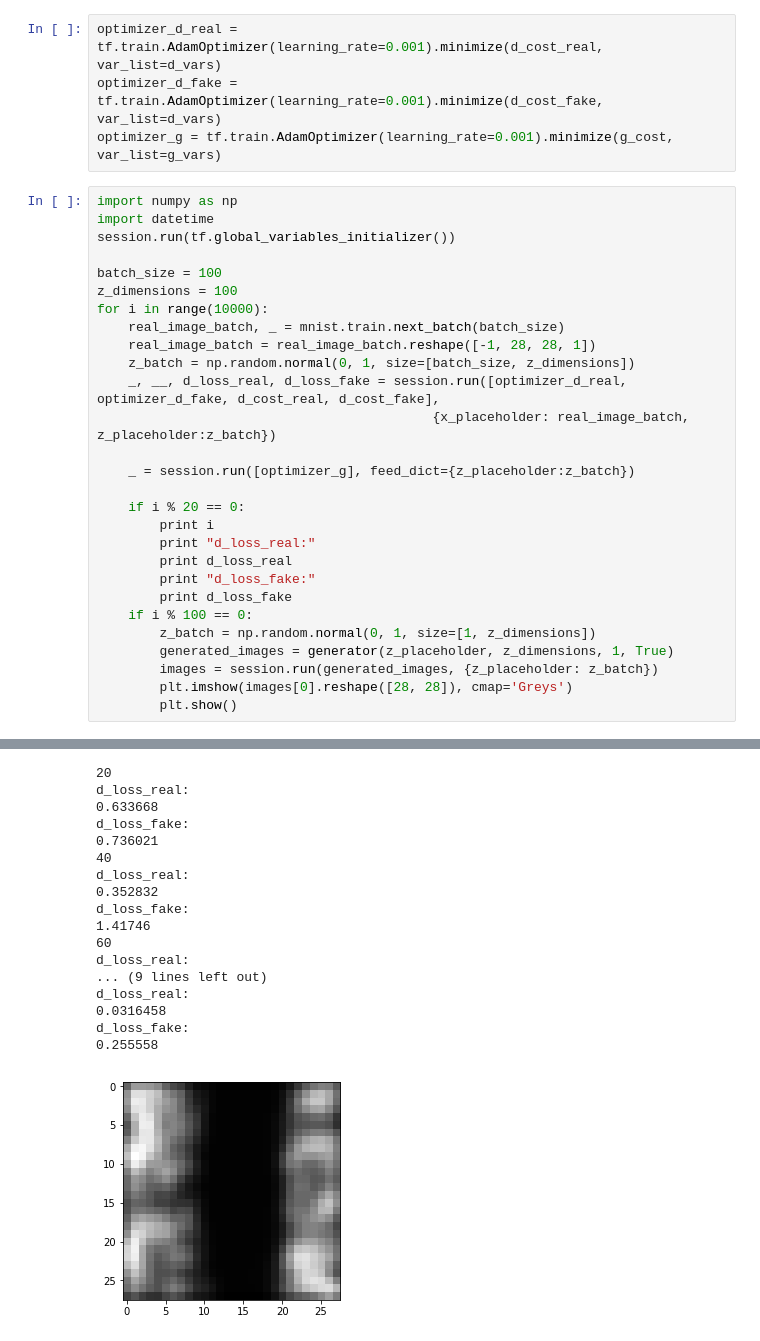
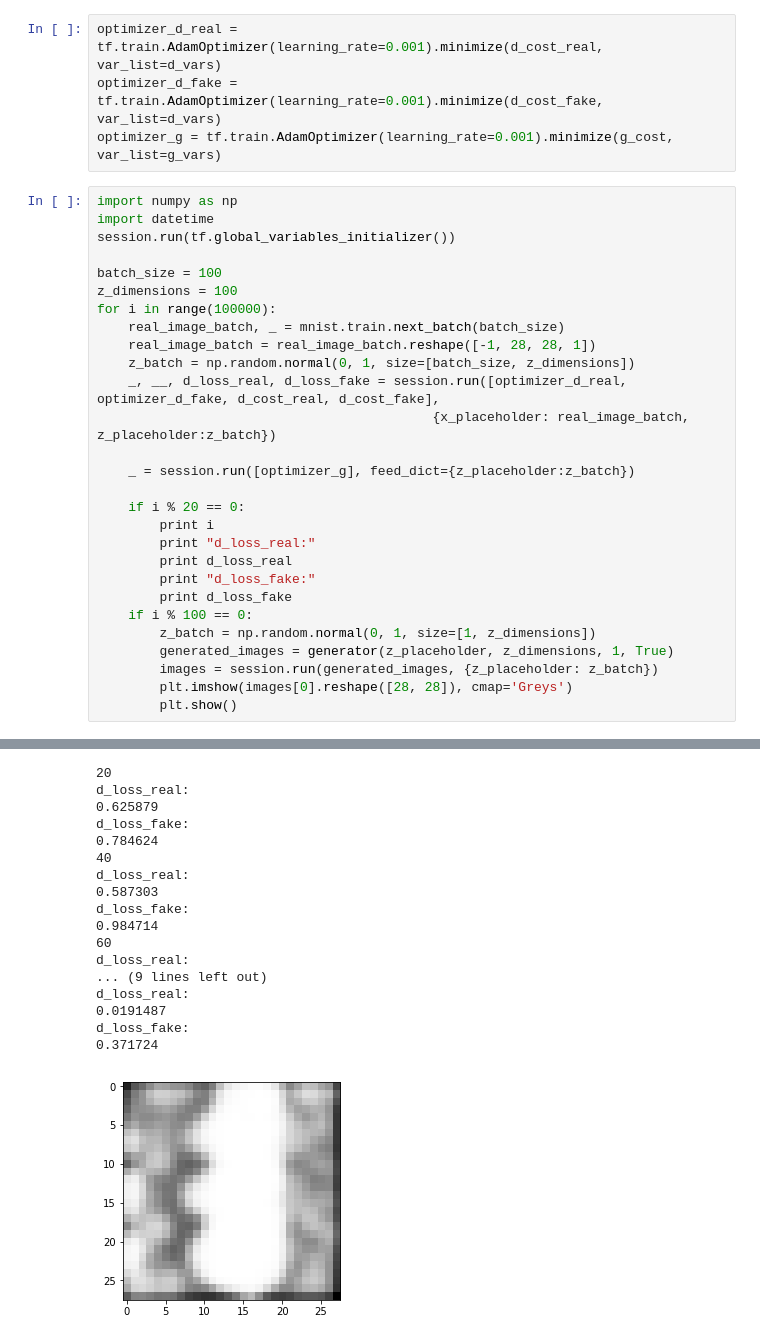
Before and after one commit to ofhippo/dangan, a Jupyter notebook: toy_gan.ipynb, the cells around one changed output, grey strips where cells are left out. Drawn from its saved outputs; the diff is of its cells as text.

```diff
--- a/toy_gan.ipynb
+++ b/toy_gan.ipynb
@@ -100,7 +100,7 @@ session.run(tf.global_variables_initializer())
 
 batch_size = 100
 z_dimensions = 100
-for i in range(10000):
+for i in range(100000):
     real_image_batch, _ = mnist.train.next_batch(batch_size)
     real_image_batch = real_image_batch.reshape([-1, 28, 28, 1])
     z_batch = np.random.normal(0, 1, size=[batch_size, z_dimensions])
@@ -131,20 +131,20 @@ d_loss_fake:
 20
 d_loss_real:
-0.633668
+0.625879
 d_loss_fake:
-0.736021
+0.784624
 40
 d_loss_real:
-0.352832
+0.587303
 d_loss_fake:
-1.41746
+0.984714
 60
 d_loss_real:
 ... (9 lines left out)
 d_loss_real:
-0.0316458
+0.0191487
 d_loss_fake:
-0.255558
+0.371724
-[figure, old version]
+[figure, new version]
 120
 d_loss_real:
```
Also changed, not shown: parts of 2 cells of this notebook.
